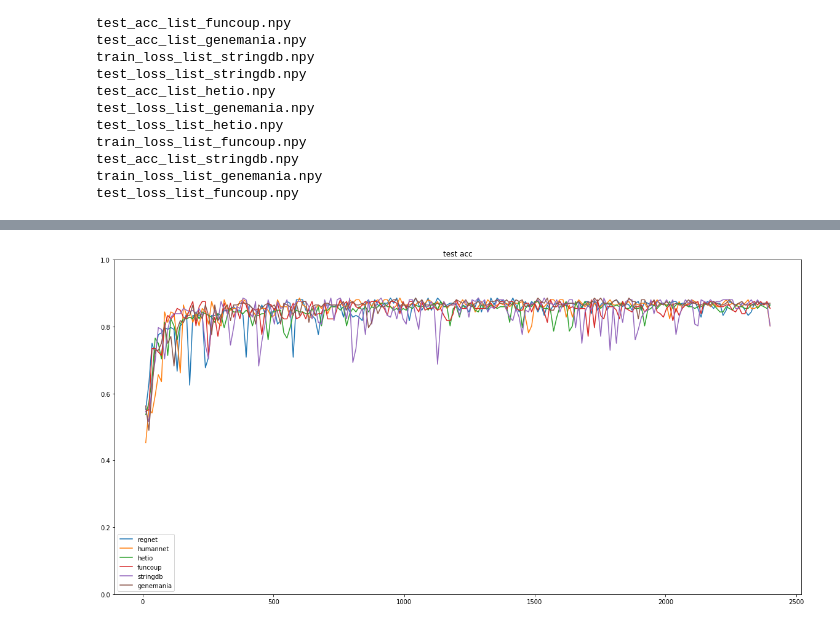
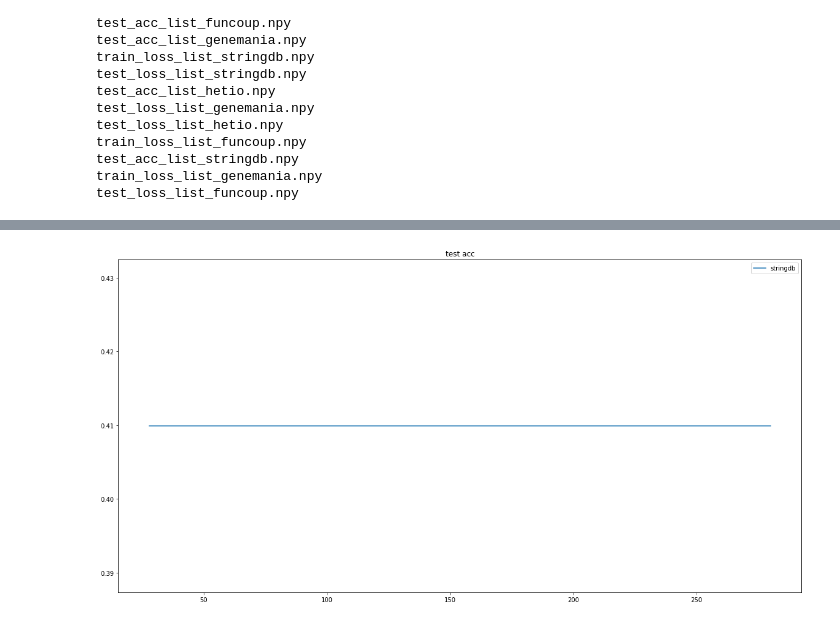
Before and after one commit to mandanasmi/TCGA_Benchmark, a Jupyter notebook: graph_comparison.ipynb, the cells around one changed output, grey strips where cells are left out. Cells and saved outputs as stored; diff of their text form; code cells hidden in the pictures.

```diff
--- a/graph_comparison.ipynb
+++ b/graph_comparison.ipynb
@@ -4,7 +4,7 @@ import matplotlib.pyplot as plt
 from os import listdir
 from os.path import join
 # %%
-mypath = "results/prediction_pipeline_losses"
+mypath = "results/prediction_pipeline_losses3"
 # %%
 for file in listdir(mypath):
     print(file)
@@ -77,14 +77,14 @@ plt.show()
 # %%
 plt.figure(figsize=(20,10))
-plt.ylim(0, 1)
-plt.plot(test_acc_list_regnet[:, 0], test_acc_list_regnet[:, 1], label="regnet")
-plt.plot(test_acc_list_humannet[:, 0], test_acc_list_humannet[:, 1], label="humannet")
-plt.plot(test_acc_list_hetio[:, 0], test_acc_list_hetio[:, 1], label="hetio")
-plt.plot(test_acc_list_funcoup[:, 0], test_acc_list_funcoup[:, 1], label="funcoup")
+# plt.ylim(0, 1)
+# plt.plot(test_acc_list_regnet[:, 0], test_acc_list_regnet[:, 1], label="regnet")
+# plt.plot(test_acc_list_humannet[:, 0], test_acc_list_humannet[:, 1], label="humannet")
+# plt.plot(test_acc_list_hetio[:, 0], test_acc_list_hetio[:, 1], label="hetio")
+# plt.plot(test_acc_list_funcoup[:, 0], test_acc_list_funcoup[:, 1], label="funcoup")
 plt.plot(test_acc_list_stringdb[:, 0], test_acc_list_stringdb[:, 1], label="stringdb")
-plt.plot(test_acc_list_genemania[:, 0], test_acc_list_genemania[:, 1], label="genemania")
+# plt.plot(test_acc_list_genemania[:, 0], test_acc_list_genemania[:, 1], label="genemania")
 plt.legend()
 plt.title("test acc")
 plt.show()
 # %% [output]
-[figure, old version]
+[figure, new version]
```
Also changed, not shown: parts of 4 cells of this notebook, 1 other file.
